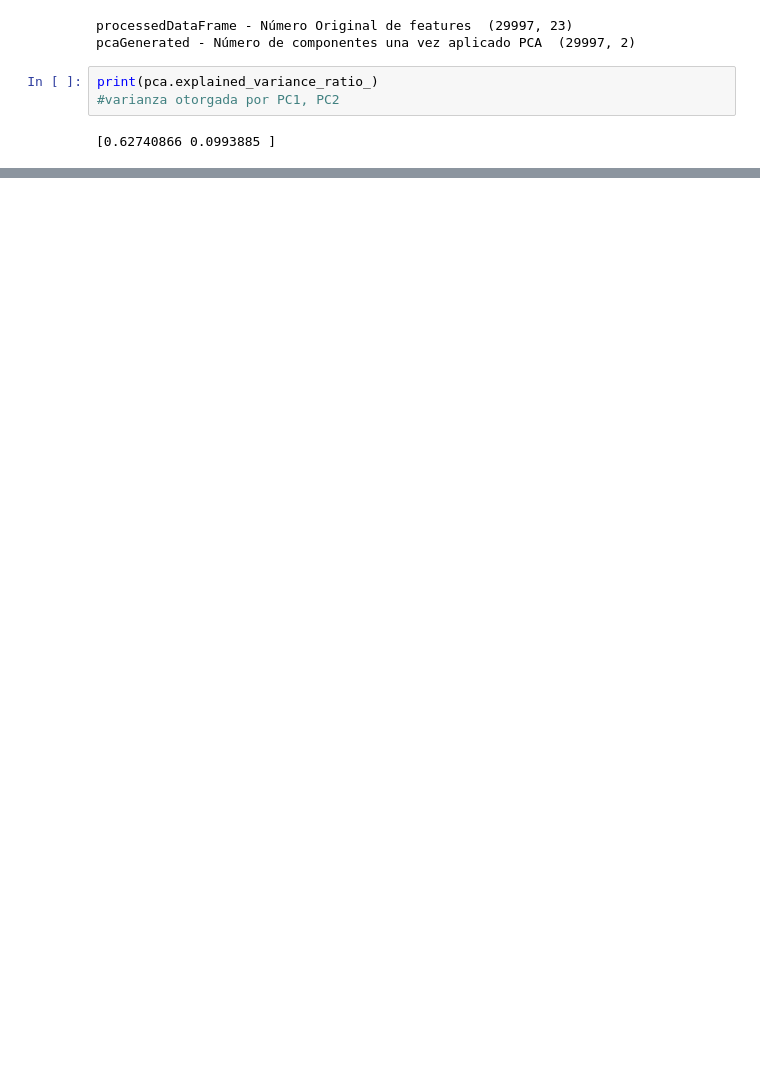
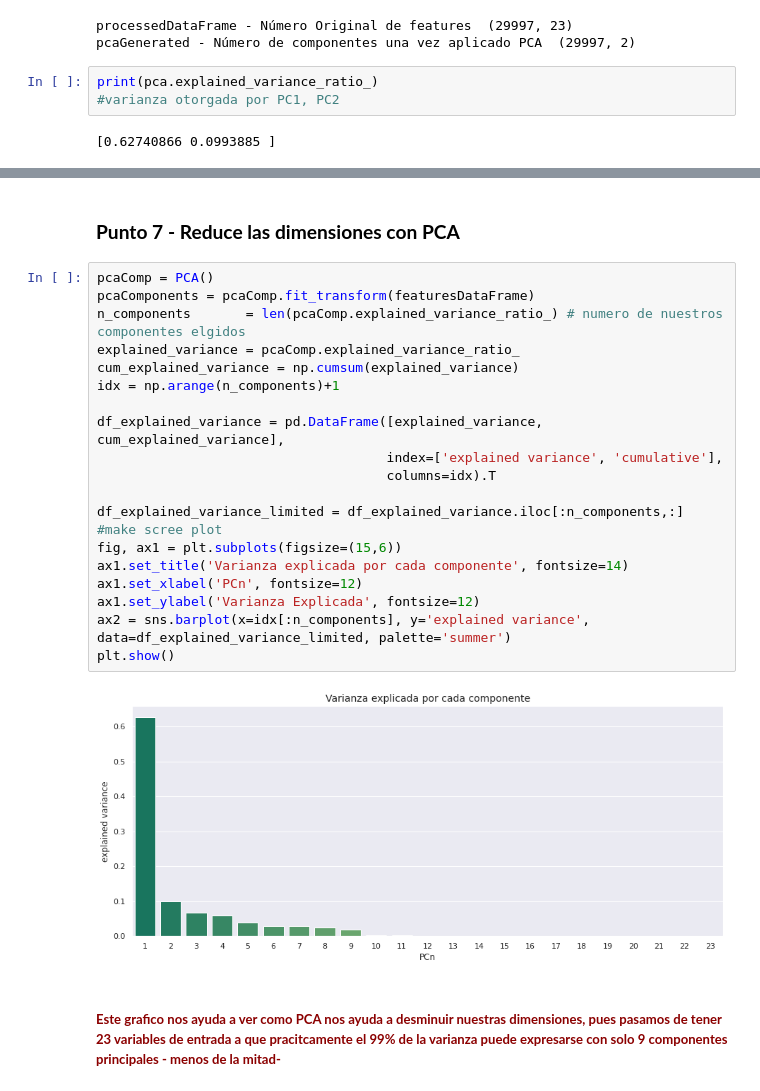
Before and after one commit to PosgradoMNA/actividades-de-aprendizaje-dsercam, a Jupyter notebook: ActividadSemana6A01182676.ipynb, the cells around one changed output, grey strips where cells are left out. Drawn from its saved outputs; the diff is of its cells as text; blank space fills up the shorter version.

```diff
--- a/ActividadSemana6A01182676.ipynb
+++ b/ActividadSemana6A01182676.ipynb
@@ -642,0 +681,26 @@ Dos componentes son suficientes para la exploracion de la varianza (> 70%), pero
+# %% [markdown]
+### <b><font color="darkpurple">Punto 7 - Reduce las dimensiones con PCA</font></b>
+# %%
+pcaComp = PCA()
+pcaComponents = pcaComp.fit_transform(featuresDataFrame)
+n_components       = len(pcaComp.explained_variance_ratio_) # numero de nuestros componentes elgidos
+explained_variance = pcaComp.explained_variance_ratio_
+cum_explained_variance = np.cumsum(explained_variance)
+idx = np.arange(n_components)+1
+
+df_explained_variance = pd.DataFrame([explained_variance, cum_explained_variance],
+                                     index=['explained variance', 'cumulative'],
+                                     columns=idx).T
+
+df_explained_variance_limited = df_explained_variance.iloc[:n_components,:]
+#make scree plot
+fig, ax1 = plt.subplots(figsize=(15,6))
+ax1.set_title('Varianza explicada por cada componente', fontsize=14)
+ax1.set_xlabel('PCn', fontsize=12)
+ax1.set_ylabel('Varianza Explicada', fontsize=12)
+ax2 = sns.barplot(x=idx[:n_components], y='explained variance', data=df_explained_variance_limited, palette='summer')
+plt.show()
+# %% [output]
+[figure, added]
+# %% [markdown]
+##### <b><font color="darkred">Este grafico nos ayuda a ver como PCA nos ayuda a desminuir nuestras dimensiones, pues pasamos de tener 23 variables de entrada a que pracitcamente el 99% de la varianza puede expresarse con solo 9 componentes principales - menos de la mitad-</font></b>
```
Also changed, not shown: parts of 26 cells of this notebook.
